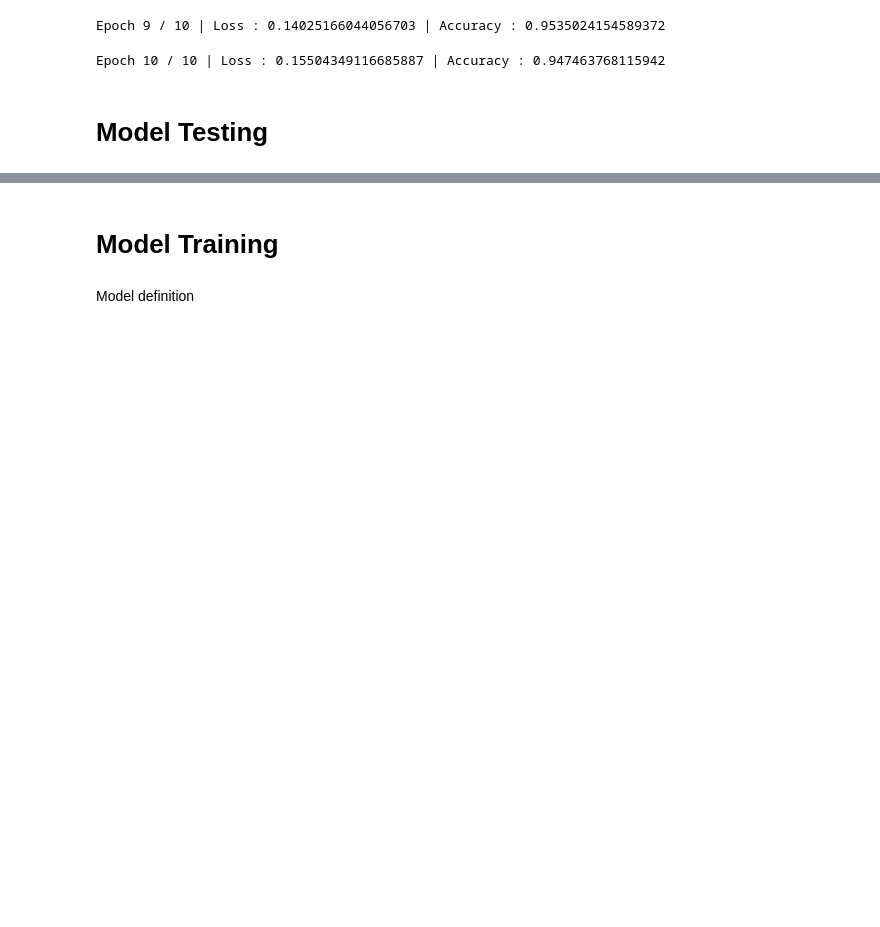
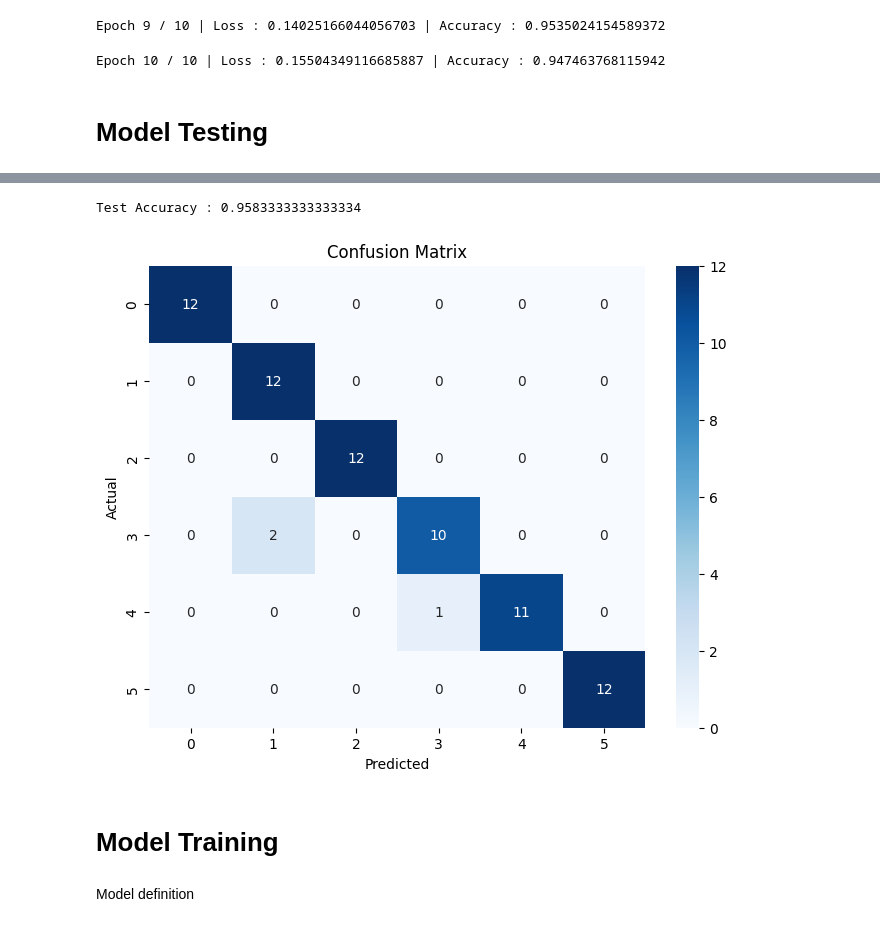
Before and after one commit to DetectiveNeo/metal-surface-defect-classification, a Jupyter notebook: notebooks/pipeline_build_in_pytorch.ipynb, the cells around one changed output, grey strips where cells are left out. Saved outputs shown, nothing was run; the diff lists cells and outputs as text; code cells hidden in the pictures; blank space fills up the shorter version.

```diff
--- a/notebooks/pipeline_build_in_pytorch.ipynb
+++ b/notebooks/pipeline_build_in_pytorch.ipynb
@@ -328,4 +330,6 @@ Epoch 8 / 10 | Loss : 0.1362967085507181 | Accuracy : 0.9480676328502415
 Epoch 9 / 10 | Loss : 0.14025166044056703 | Accuracy : 0.9535024154589372
 Epoch 10 / 10 | Loss : 0.15504349116685887 | Accuracy : 0.947463768115942
 # %%
-torch.save(model.state_dict(), "D:/Coding Projects/GitHub Projects/metal-surface-defect-classification/models/model.pth")
+final_model_path = "D:/Coding Projects/GitHub Projects/metal-surface-defect-classification/models/model.pth"
+
+torch.save(model.state_dict(), final_model_path)
@@ -333,0 +345,9 @@ torch.save(model.state_dict(), "D:/Coding Projects/GitHub Projects/metal-surface
+# %%
+# Loading the saved model
+
+print(final_model_path)
+
+model = CustomCNN(num_classes=6)
+model.load_state_dict(torch.load(final_model_path, weights_only= True))
+model.to(device)
+model.eval()   # Set to inference mode
@@ -334,3 +375,43 @@ torch.save(model.state_dict(), "D:/Coding Projects/GitHub Projects/metal-surface
+# %%
+all_preds = []
+all_labels = []
+
+correct = 0
+total = 0
+
+with torch.no_grad():
+    for images, labels in test_loader:
+        images = images.to(device)
+        labels = labels.to(device)
+
+        outputs = model(images)
+        _, predicted = outputs.max(1)
+
+        # Accuracy Tracting
+        correct += (predicted ==  labels).sum().item()
+        total += labels.size(0)
+
+        # Store for Confusion Matrix
+        all_preds.extend(predicted.cpu().numpy())
+        all_labels.extend(labels.cpu().numpy())
+
+# Final Accuracy
+
+test_acc = correct / total
+print(f"Test Accuracy : {test_acc}")
+
+# Confusion matrix
+
+cm = confusion_matrix(all_labels, all_preds)
+plt.figure(figsize=(8,6))
+sns.heatmap(cm, annot=True, fmt="d", cmap="Blues")
+plt.title("Confusion Matrix")
+plt.xlabel("Predicted")
+plt.ylabel("Actual")
+plt.show()
+# %% [output]
+Test Accuracy : 0.9583333333333334
+[figure, added]
 # %% [markdown]
 # Model Training
 # %% [markdown]
```
Also changed, not shown: parts of 4 cells of this notebook.
